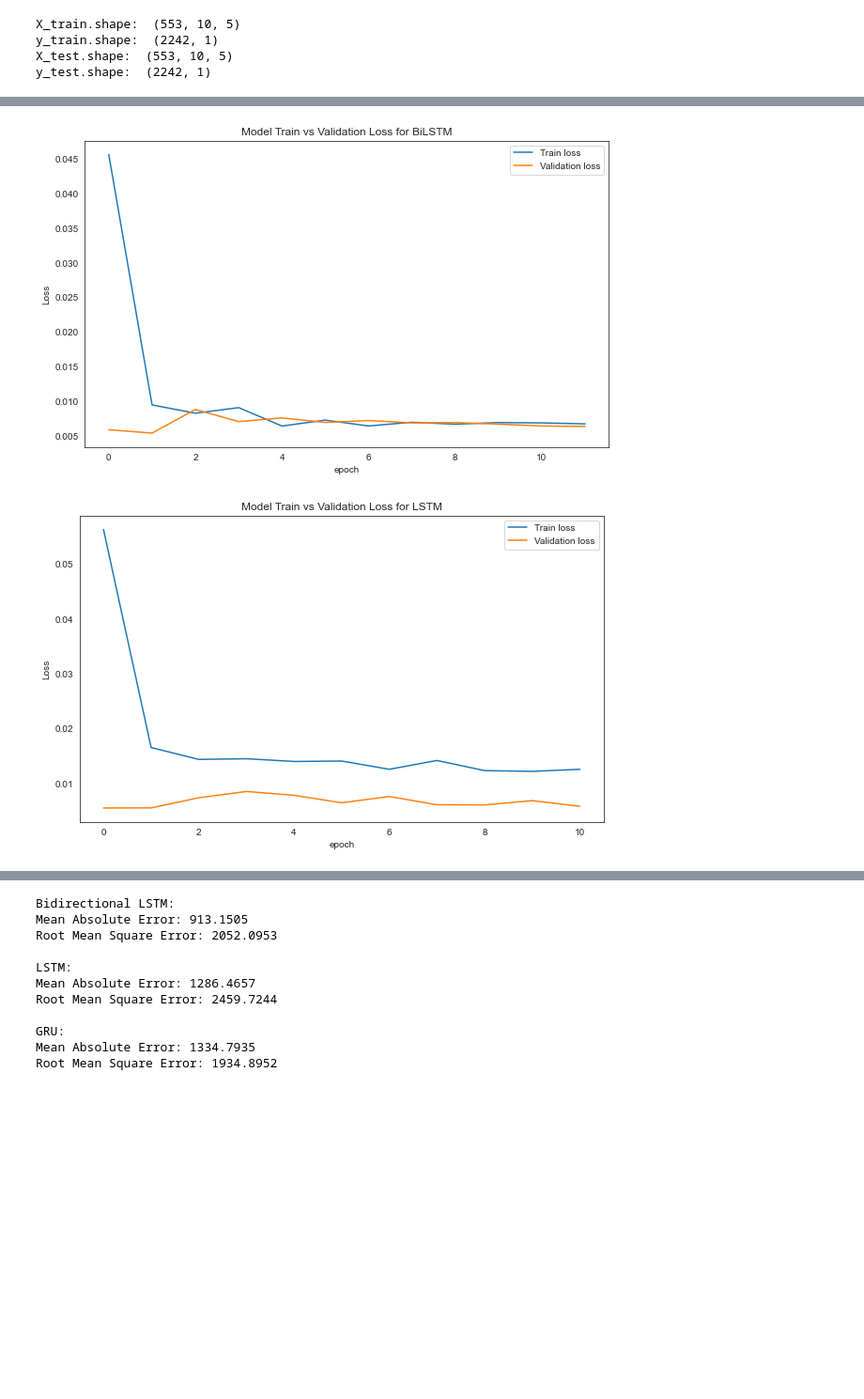
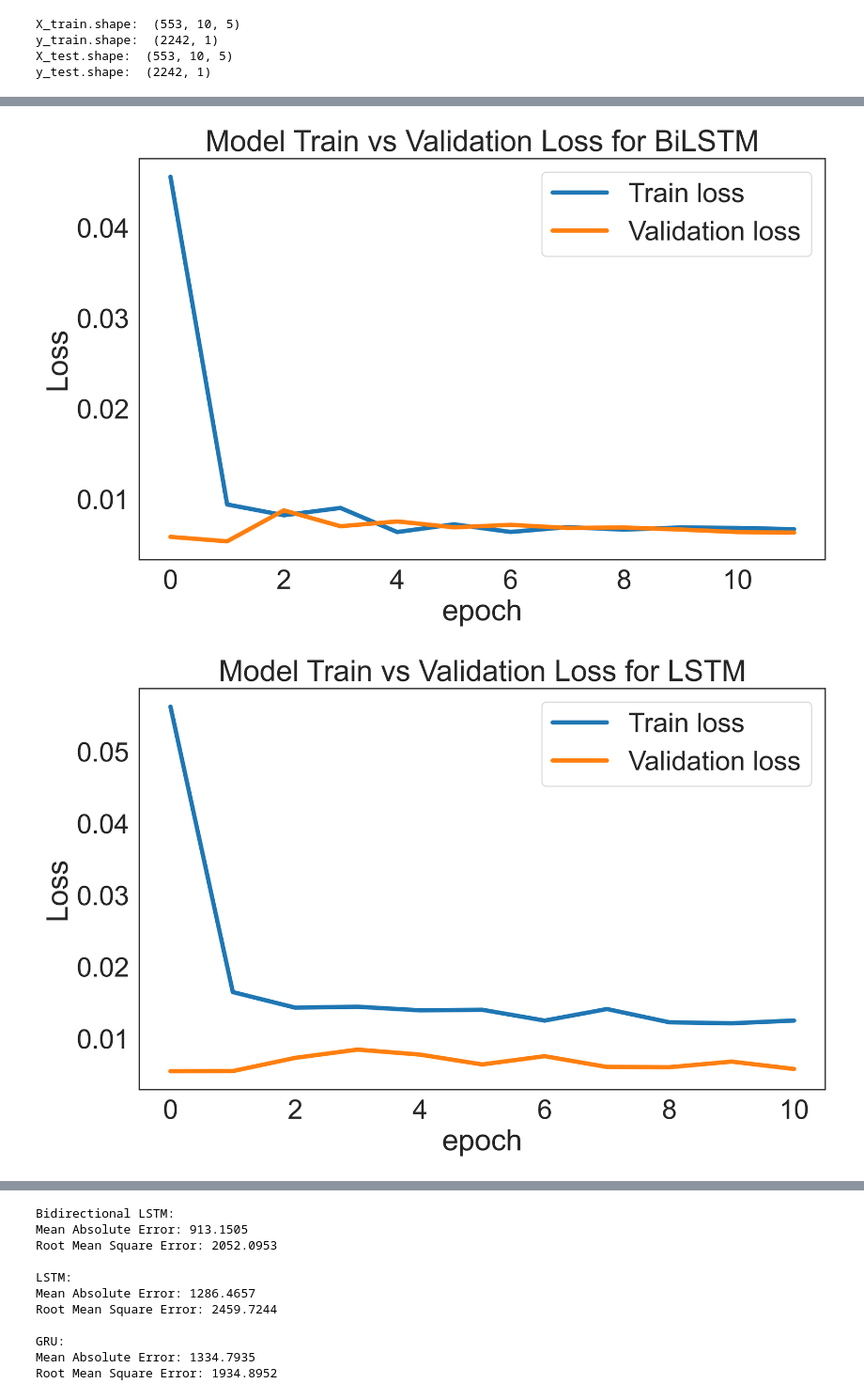
Before and after one commit to ryancburke/Bitcoin, a Jupyter notebook: Bitcoin.ipynb, the cells around one changed output, grey strips where cells are left out. Shown at 94% size. Saved outputs shown, nothing was run; the diff lists cells and outputs as text; code cells hidden in the pictures; blank space fills up the shorter version.

```diff
--- a/Bitcoin.ipynb
+++ b/Bitcoin.ipynb
@@ -216,17 +216,18 @@ Epoch 12/100
 # %%
 #Plot train and validation loss
 def plot_loss (history, model_name):
     plt.figure(figsize = (10, 6))
+    plt.rcParams['figure.dpi'] = 360
     plt.plot(history.history['loss'])
     plt.plot(history.history['val_loss'])
     plt.title('Model Train vs Validation Loss for ' + model_name)
     plt.ylabel('Loss')
     plt.xlabel('epoch')
     plt.legend(['Train loss', 'Validation loss'], loc='upper right')
 
 plot_loss (history_bilstm, 'BiLSTM')
 plot_loss (history_lstm, 'LSTM')
 plot_loss (history_gru, 'GRU')
 # %% [output]
-[figure, old version]
+[figure, new version]
-[figure, old version]
+[figure, new version]
```
Also changed, not shown: parts of 4 cells of this notebook.
